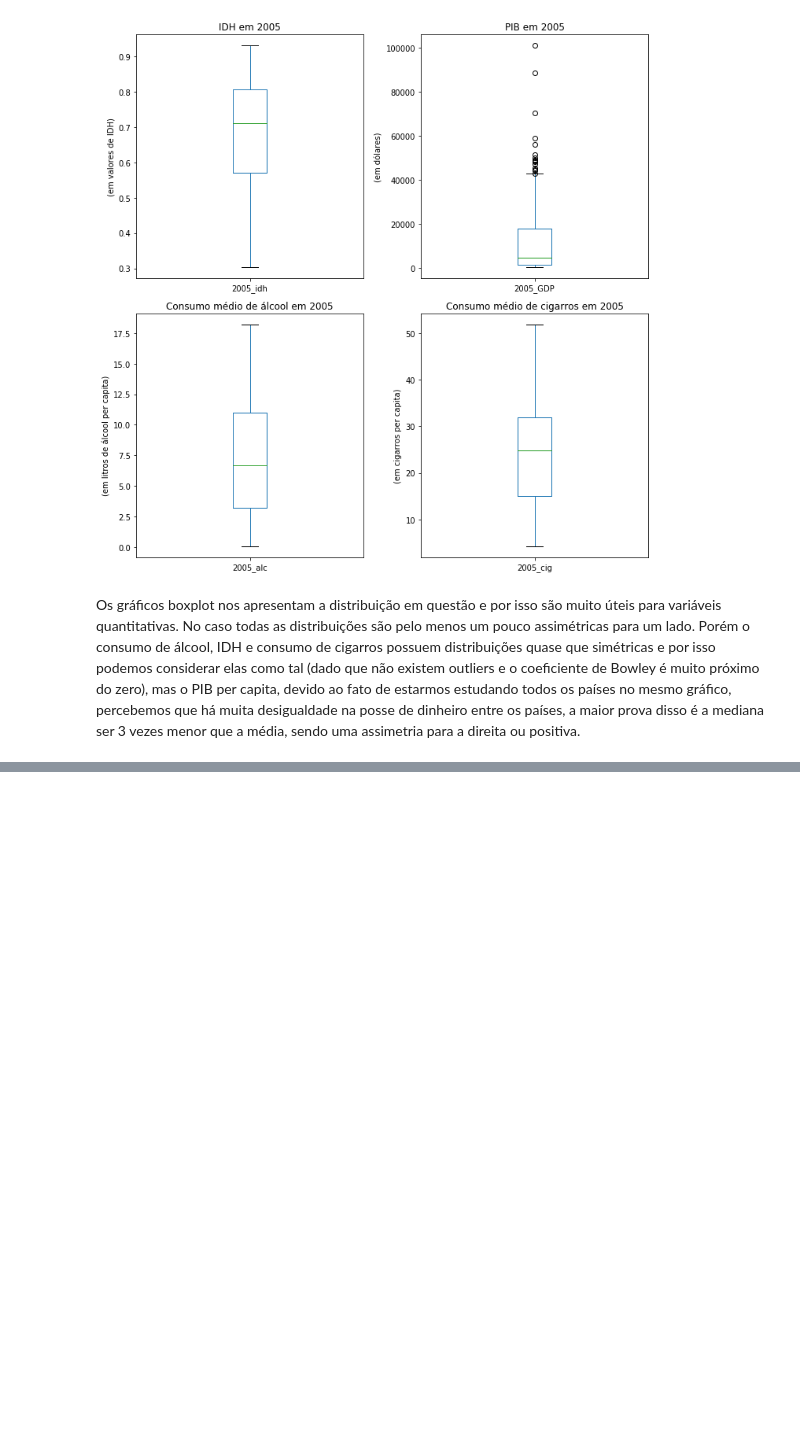
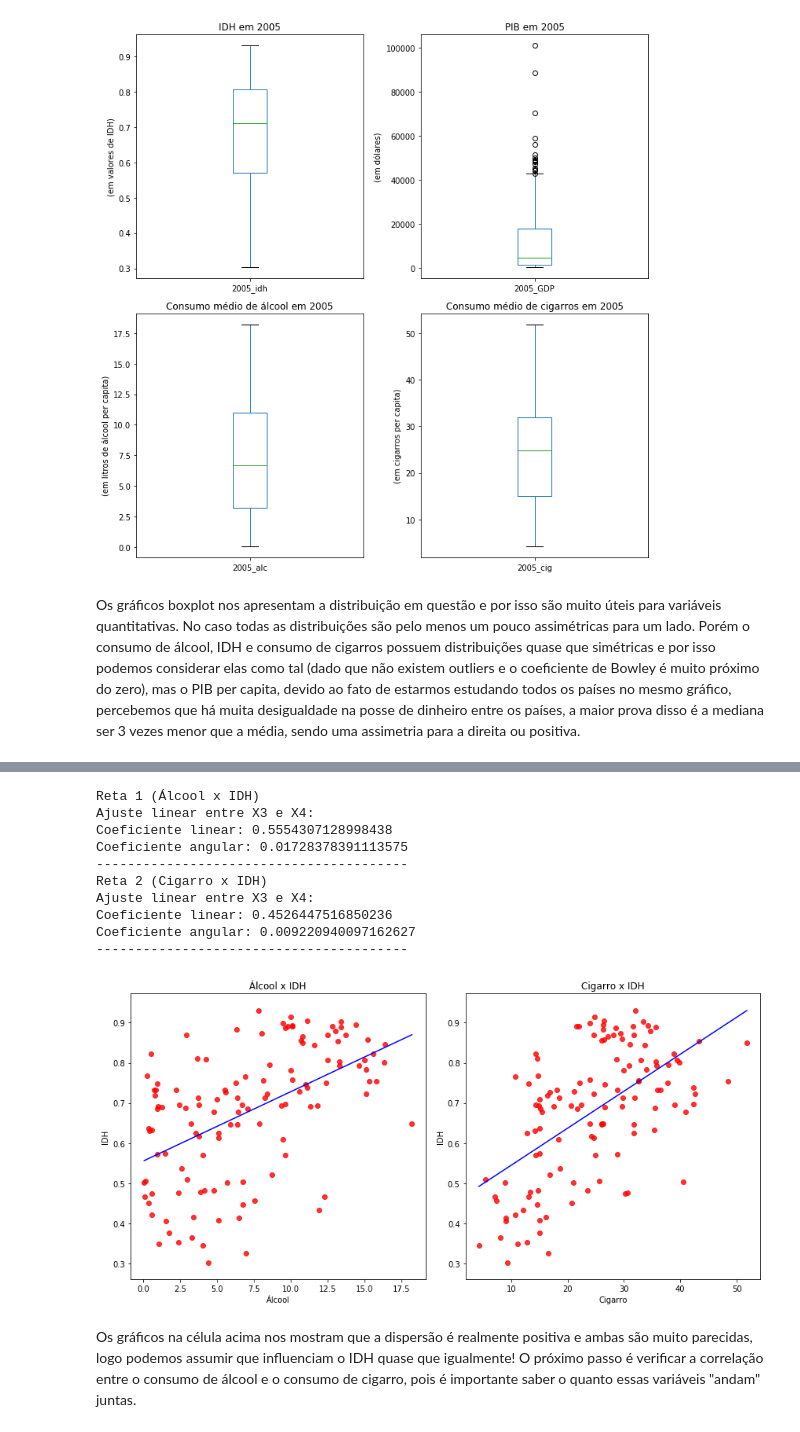
Before and after one commit to slimkaki/project1_cddp, a Jupyter notebook: Projeto 01.ipynb, the cells around one changed output, grey strips where cells are left out. Saved outputs shown, nothing was run; the diff lists cells and outputs as text; code cells hidden in the pictures; blank space fills up the shorter version.

Commit message:
analise de scatterplot

```diff
--- a/Projeto 01.ipynb
+++ b/Projeto 01.ipynb
@@ -148,0 +137,57 @@ df.corr(method='pearson') #Correlação entre as colunas
+# %%
+#Utilizarei da função elaborada pelo professor nessa parte
+#Função do professor retirada de: https://pastebin.com/0KcDyqKq
+#A partir da função, a otimizei para uma melhor visualização de dois gráficos em uma só célula
+def reta(dados_x1, dados_y1, eixo_x1, eixo_y1, title1, dados_x2, dados_y2, eixo_x2, eixo_y2, title2):
+    a1 = dados_y1.cov(dados_x1) / dados_x1.var()
+    b1 = dados_y1.mean() - a1*dados_x1.mean()
+
+    a2 = dados_y2.cov(dados_x2) / dados_x2.var()
+    b2 = dados_y2.mean() - a2*dados_x2.mean()
+
+    print('Reta 1 ({0})'.format(title1))
+    print('Ajuste linear entre X3 e X4:')
+    print('Coeficiente linear:', b1)
+    print('Coeficiente angular:', a1)
+    print('-'*40)
+    print('Reta 2 ({0})'.format(title2))
+    print('Ajuste linear entre X3 e X4:')
+    print('Coeficiente linear:', b2)
+    print('Coeficiente angular:', a2)
+    print('-'*40)
+
+    fig = plt.figure(figsize=(12, 6))
+    plt.subplot(121)
+    plt.scatter(dados_x1, dados_y1, c='red', alpha=0.8)
+    plt.title(title1)
+    plt.xlabel(eixo_x1)
+    plt.ylabel(eixo_y1)
+
+    plt.plot((dados_x1.min(), dados_x1.max()), (a1*dados_x1.min()+b1, a1*dados_x1.max()+b1), color='blue')
+
+    plt.subplot(122)
+    plt.scatter(dados_x2, dados_y2, c='red', alpha=0.8)
+    plt.title(title2)
+    plt.xlabel(eixo_x2)
+    plt.ylabel(eixo_y2)
+
+    plt.plot((dados_x2.min(), dados_x2.max()), (a2*dados_x2.min()+b2, a2*dados_x2.max()+b2), color='blue')
+
+    plt.tight_layout()
+    plt.show()
+
+reta(df['2005_alc'],df['2005_idh'],'Álcool','IDH', 'Álcool x IDH', df['2005_cig'],df['2005_idh'],'Cigarro','IDH','Cigarro x IDH')
+# %% [output]
+Reta 1 (Álcool x IDH)
+Ajuste linear entre X3 e X4:
+Coeficiente linear: 0.5554307128998438
+Coeficiente angular: 0.01728378391113575
+----------------------------------------
+Reta 2 (Cigarro x IDH)
+Ajuste linear entre X3 e X4:
+Coeficiente linear: 0.4526447516850236
+Coeficiente angular: 0.009220940097162627
+----------------------------------------
+[figure, added]
+# %% [markdown]
+Os gráficos na célula acima nos mostram que a dispersão é realmente positiva e ambas são muito parecidas, logo podemos assumir que influenciam o IDH quase que igualmente! O próximo passo é verificar a correlação entre o consumo de álcool e o consumo de cigarro, pois é importante saber o quanto essas variáveis "andam" juntas.
```
Also changed, not shown: parts of 4 cells of this notebook.
